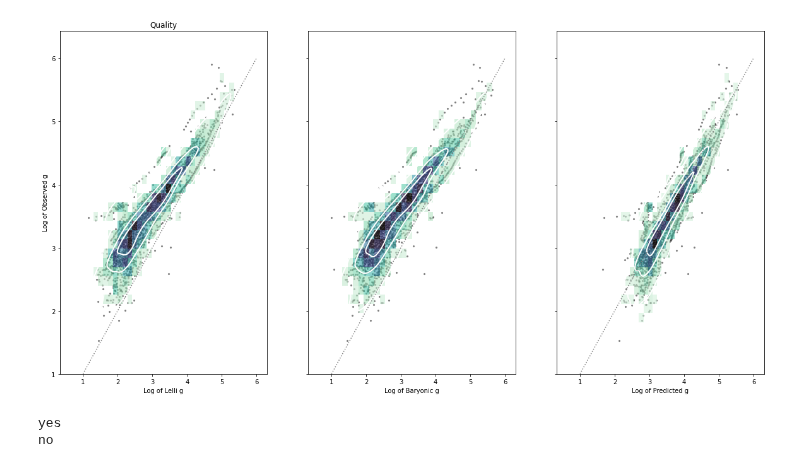
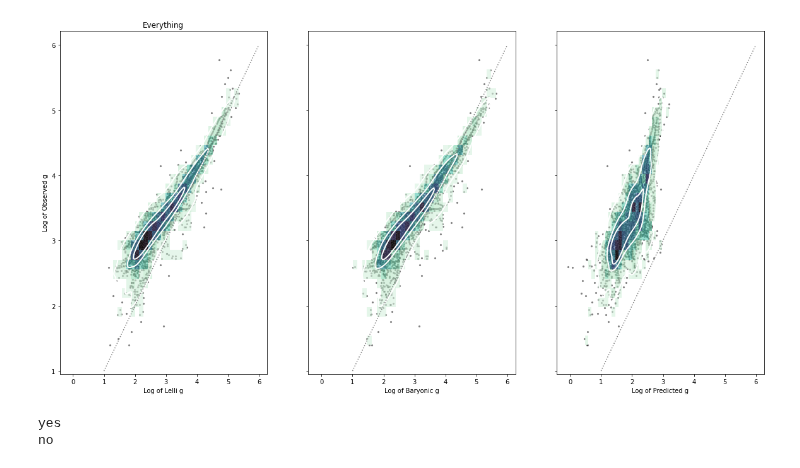
Before and after one commit to timjdavey/galactus, a Jupyter notebook: notebooks/MCMC galaxy.ipynb, the cells around one changed output. Drawn from its saved outputs; the diff is of its cells as text; code cells hidden in the pictures.

Commit message:
loads of tiny adjustments improvements

```diff
--- a/notebooks/MCMC galaxy.ipynb
+++ b/notebooks/MCMC galaxy.ipynb
@@ -11,2 +12,4 @@ default = Result()
+# %%
+default = Result(queries_strs=strings, null_type=2)
 # %%
 DATASET = 'Quality'
@@ -46 +16,3 @@ no
+# %%
+aa = Analysis(mcmc(default.datasets()[DATASET], train_epsilon=False, train_inc=False, train_y=False), null_function=null_gravity)
 # %%
@@ -50,0 +33,6 @@ aa.Result(fast=True)
+# %%
+aa.result.apply_prediction({'gamma': 100, 'alpha': 0.5}, aa.null_function)
+# %%
+from references.sparc import adjustment_df
+def_adjs = adjustment_df()
+joined = aa.adjs.set_index("Galaxy").join(def_adjs.query("Source=='SPARC'")[['Inc', 'e_Inc', 'Galaxy']].set_index('Galaxy'), rsuffix='_sparc').reset_index().sort_values('Inc_sparc')
@@ -51,10 +55,10 @@ aa.Result(fast=True)
 # %%
 # {'gamma': array(46.90412017), 'alpha': array(0.38686575)}
-aa = analysis['yes']
-aa.uni = {'gamma': 36.90412017, 'alpha': 0.58686575}
-aa.Result(fast=True, result=aa.result).plot_rar(kind=1, query_key=DATASET)
+custom = {'gamma': 9.90412017, 'alpha': 0.58686575}
+aa.result.apply_prediction(custom, aa.null_function)
+aa.result.plot_rar(kind=1, query_key="Everything")
 # %% [output]
-[figure, old version]
+[figure, new version]
 # %%
 for mode, res in results.items():
     print(mode)
```
Also changed, not shown: parts of 14 cells of this notebook, 8 other files.
